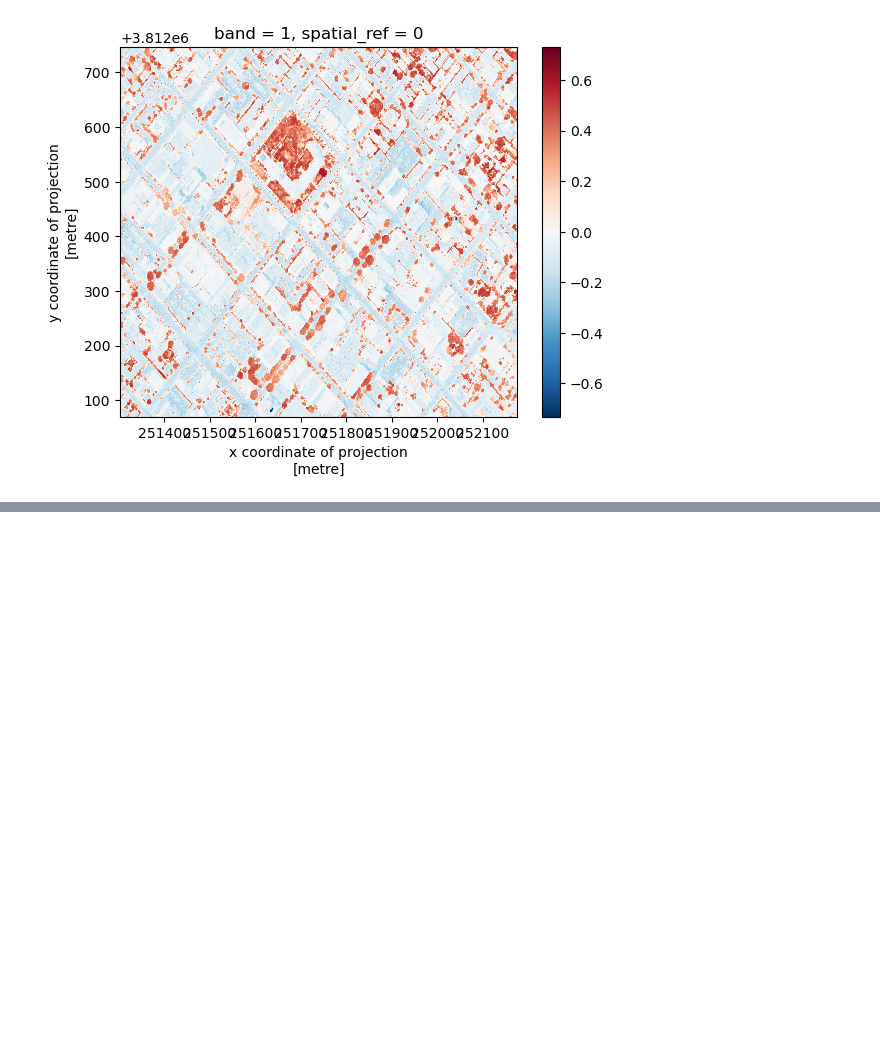
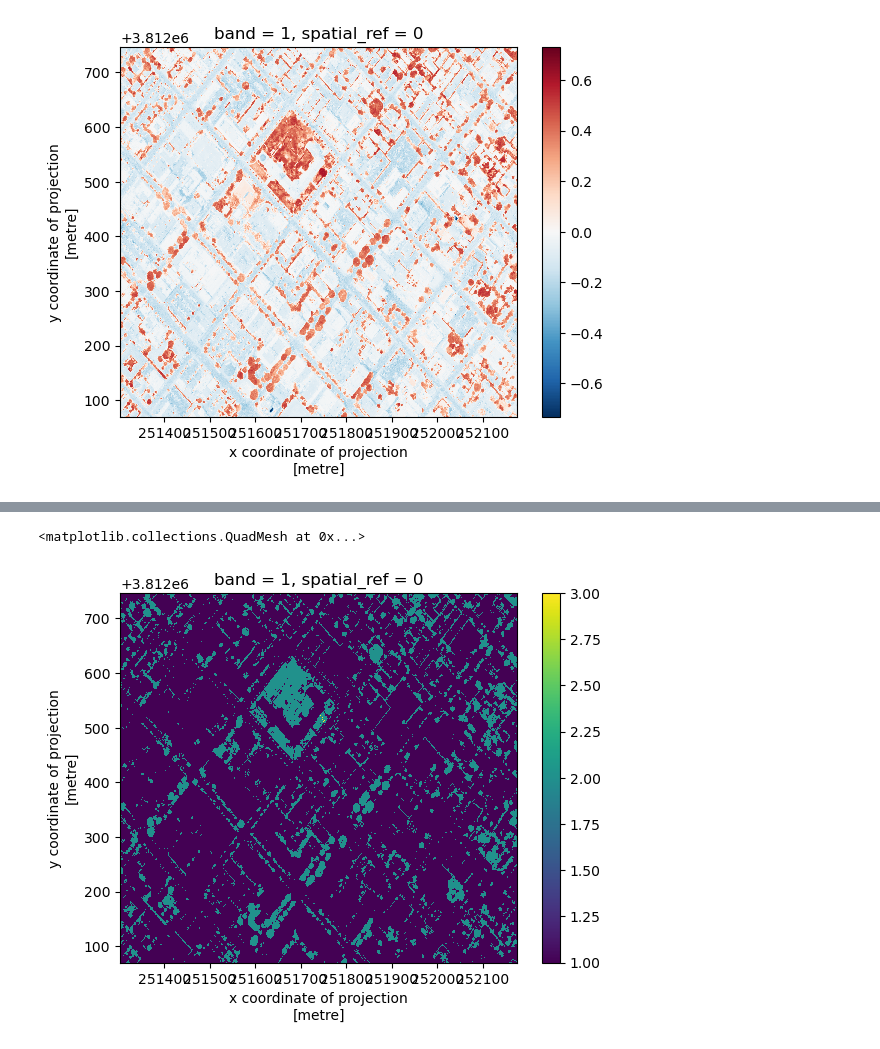
Before and after one commit to mwidas/eds220_tsosie_week6, a Jupyter notebook: rioxarray.ipynb, the cells around one changed output, grey strips where cells are left out. Drawn from its saved outputs; the diff is of its cells as text; code cells hidden in the pictures; blank space fills up the shorter version.

```diff
--- a/rioxarray.ipynb
+++ b/rioxarray.ipynb
@@ -324,0 +359,8 @@ ndvi.plot()
+# %%
+# creates classes and stores as an xarray if we want to continue using it
+ndvi_classes = xr.apply_ufunc(
+    np.digitize,
+    ndvi,
+    class_bins
+)
+ndvi_classes
@@ -324,0 +381,5 @@ ndvi.plot()
+# %%
+ndvi_classes.plot()
+# %% [output]
+<matplotlib.collections.QuadMesh at 0x...>
+[figure, added]
```
Also changed, not shown: parts of 4 cells of this notebook.
